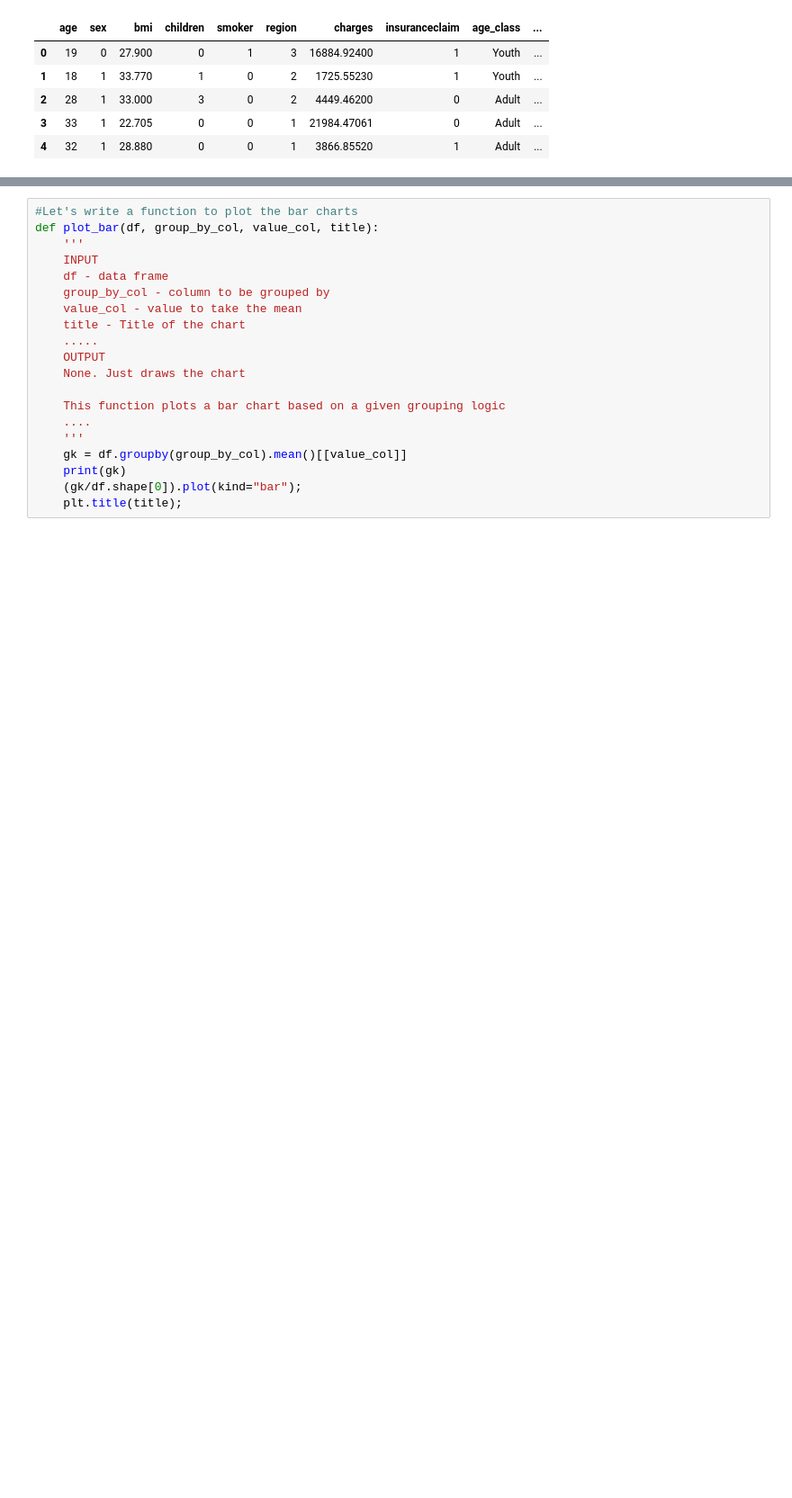
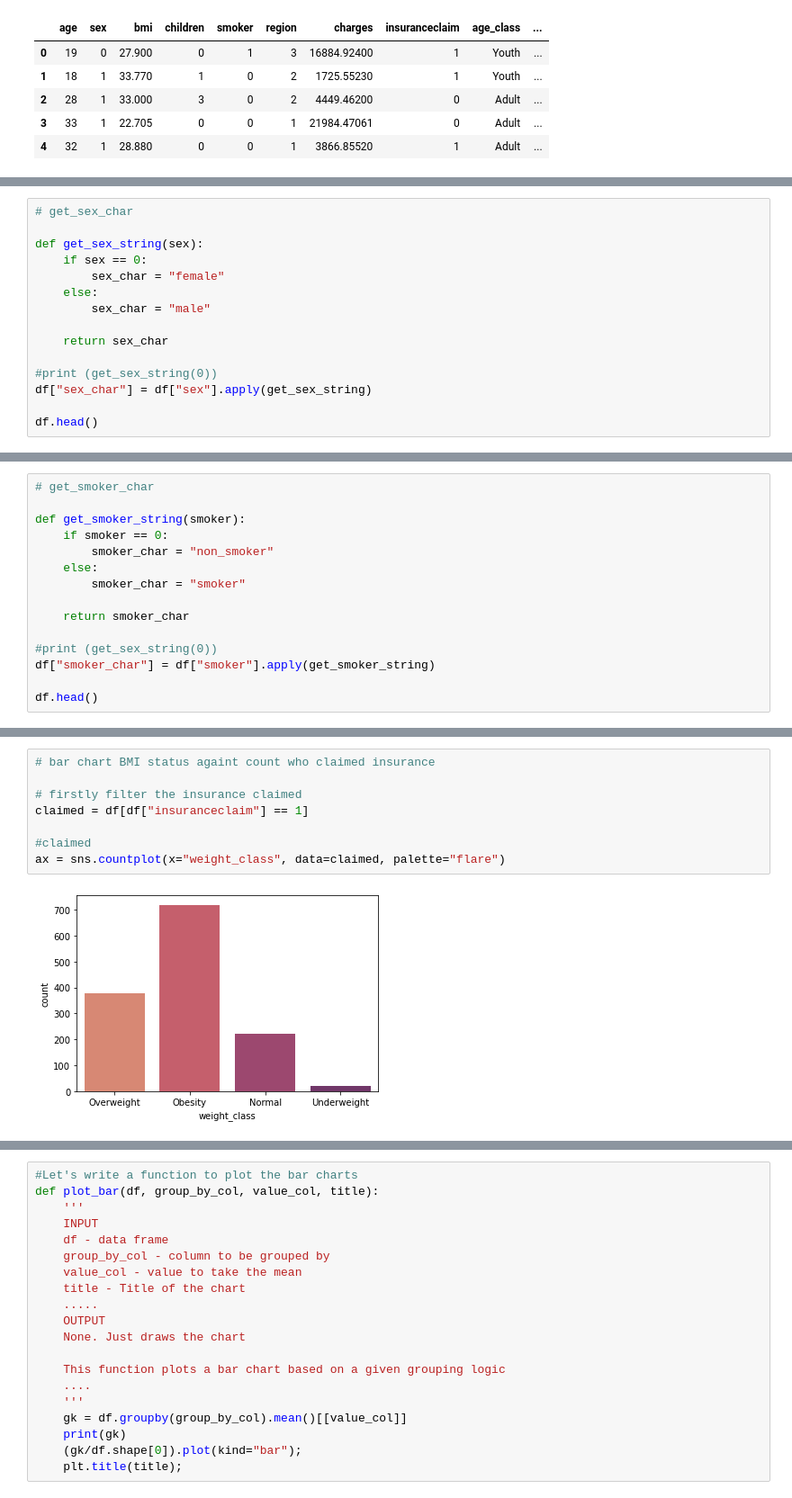
Before and after one commit to nisalm/insurance-claims-prediction, a Jupyter notebook: Insurance-EDA.ipynb, the cells around one changed output, grey strips where cells are left out. Shown at 90% size. Drawn from its saved outputs; the diff is of its cells as text; blank space fills up the shorter version.

```diff
--- a/Insurance-EDA.ipynb
+++ b/Insurance-EDA.ipynb
@@ -167,0 +147,15 @@ plt.show()
+# %%
+# get_sex_char
+
+def get_sex_string(sex):
+    if sex == 0:
+        sex_char = "female"
+    else:
+        sex_char = "male"
+
+    return sex_char
+
+#print (get_sex_string(0))
+df["sex_char"] = df["sex"].apply(get_sex_string)
+
+df.head()
@@ -167,0 +169,15 @@ plt.show()
+# %%
+# get_smoker_char
+
+def get_smoker_string(smoker):
+    if smoker == 0:
+        smoker_char = "non_smoker"
+    else:
+        smoker_char = "smoker"
+
+    return smoker_char
+
+#print (get_sex_string(0))
+df["smoker_char"] = df["smoker"].apply(get_smoker_string)
+
+df.head()
@@ -167,0 +191,10 @@ plt.show()
+# %%
+# bar chart BMI status againt count who claimed insurance
+
+# firstly filter the insurance claimed
+claimed = df[df["insuranceclaim"] == 1]
+
+#claimed
+ax = sns.countplot(x="weight_class", data=claimed, palette="flare")
+# %% [output]
+[figure, added]
```
Also changed, not shown: parts of 15 cells of this notebook.
